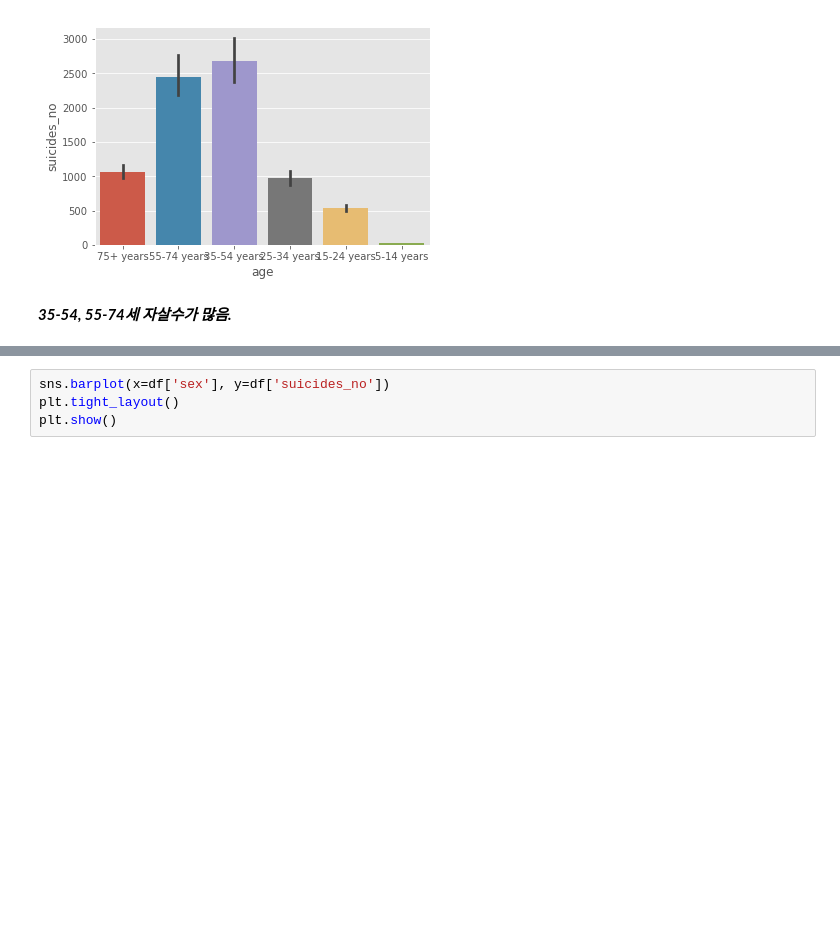
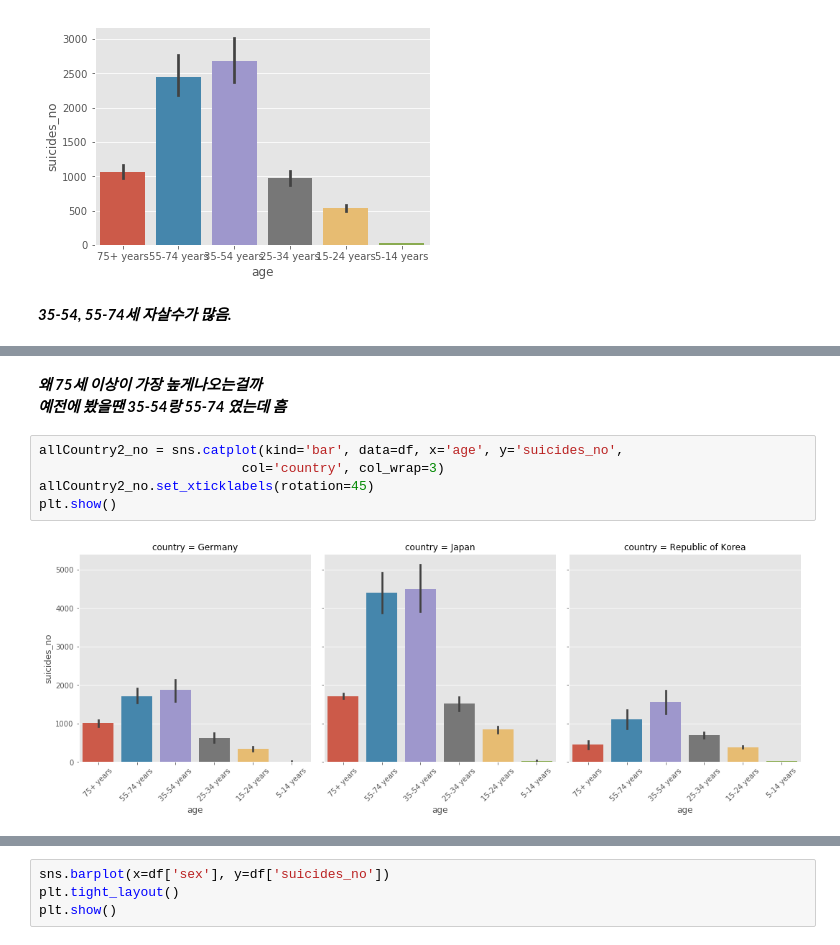
Before and after one commit to skdbsxir/DS-Studying, a Jupyter notebook: [Self Project]/X001-3. Suicides Rates Overview.ipynb, the cells around one changed output, grey strips where cells are left out. Saved outputs shown, nothing was run; the diff lists cells and outputs as text; blank space fills up the shorter version.

```diff
--- a/[Self Project]/X001-3. Suicides Rates Overview.ipynb
+++ b/[Self Project]/X001-3. Suicides Rates Overview.ipynb
@@ -252,0 +263,10 @@ plt.show()
+# %% [markdown]
+***왜 75세 이상이 가장 높게나오는걸까***  <br>
+***예전에 봤을땐 35-54랑 55-74 였는데 흠***
+# %%
+allCountry2_no = sns.catplot(kind='bar', data=df, x='age', y='suicides_no',
+                          col='country', col_wrap=3)
+allCountry2_no.set_xticklabels(rotation=45)
+plt.show()
+# %% [output]
+[figure, added]
```
Also changed, not shown: parts of 5 cells of this notebook.
